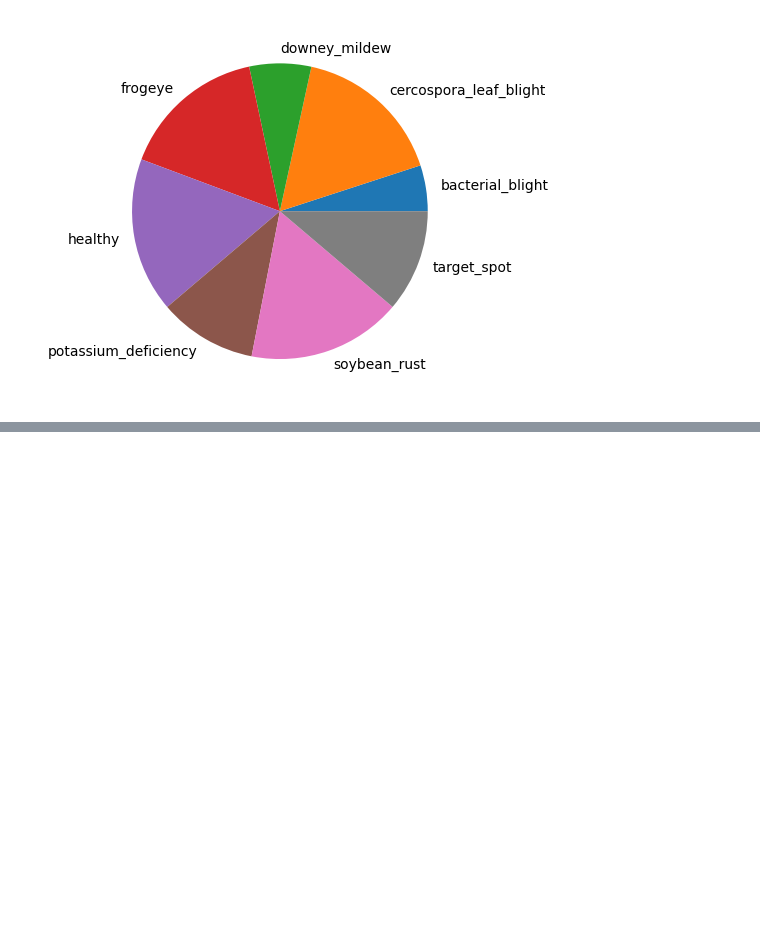
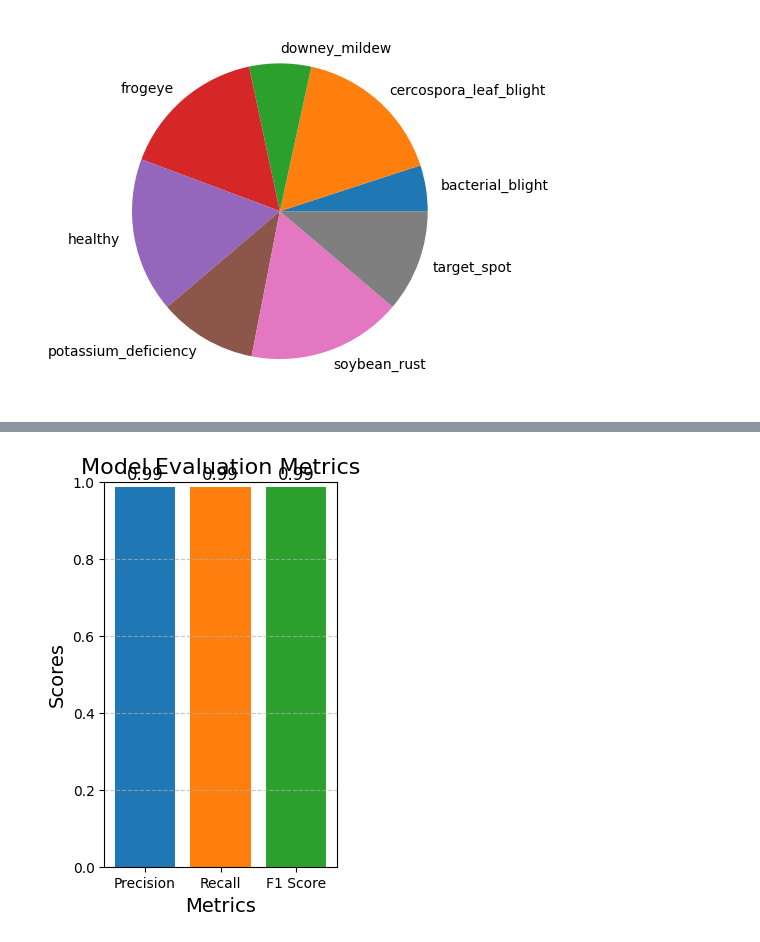
Before and after one commit to jatinpatil06/soybean_leaf-disease_and_yield-prediction_BDT-project, a Jupyter notebook: code.ipynb, the cells around one changed output, grey strips where cells are left out. Cells and saved outputs as stored; diff of their text form; code cells hidden in the pictures; blank space fills up the shorter version.

```diff
--- a/code.ipynb
+++ b/code.ipynb
@@ -264,2 +342,0 @@ Text(0.5, 1.0, 'Training and validation accuracy')
-# %%
-model = tf.keras.models.load_model('soy.keras')
@@ -353,0 +390,27 @@ array([6, 1, 3, ..., 1, 1, 1], dtype=int64)
+# %%
+metrics = {
+    'Precision': precision,
+    'Recall': recall,
+    'F1 Score': f1
+}
+
+# Create lists for the bar chart
+labels = list(metrics.keys())
+values = list(metrics.values())
+
+# Create a bar chart
+plt.figure(figsize=(3, 5))
+plt.bar(labels, values, color=['#1f77b4', '#ff7f0e', '#2ca02c'])  # Custom colors for bars
+plt.ylim(0, 1)  # Set y-axis limit from 0 to 1
+plt.title('Model Evaluation Metrics', fontsize=16)
+plt.xlabel('Metrics', fontsize=14)
+plt.ylabel('Scores', fontsize=14)
+plt.grid(axis='y', linestyle='--', alpha=0.7)  # Add grid lines for better readability
+
+# Show the values on top of the bars
+for i, value in enumerate(values):
+    plt.text(i, value + 0.02, f'{value:.2f}', ha='center', fontsize=12)
+
+plt.show()
+# %% [output]
+[figure, added]
```
Also changed, not shown: parts of 43 cells of this notebook, 6 other files.
